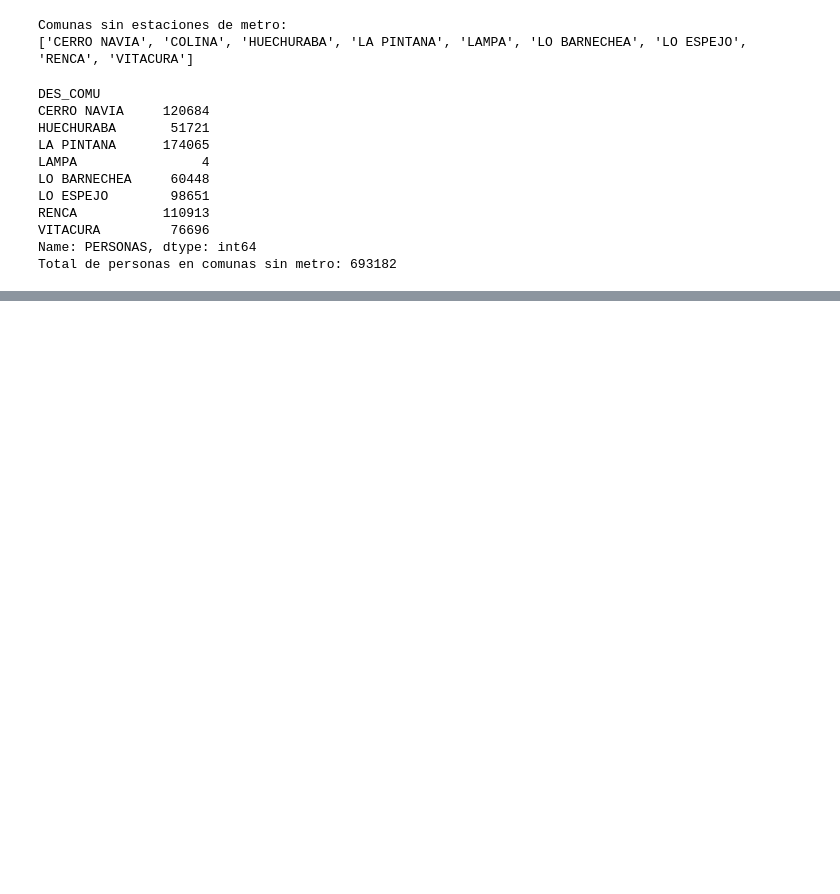
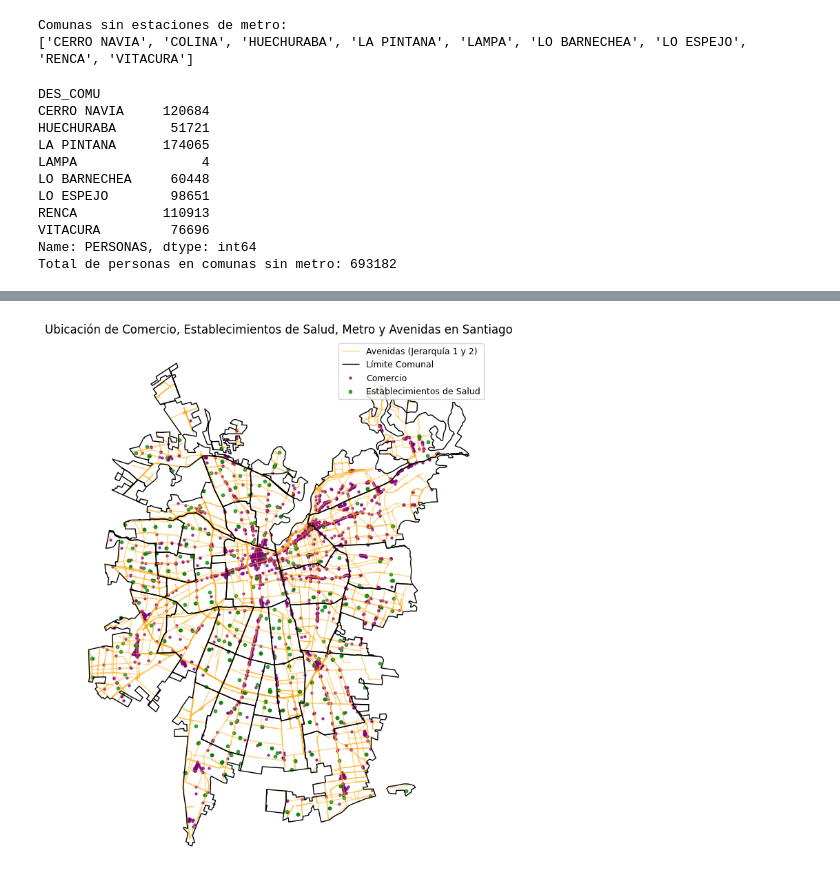
Before and after one commit to fchiapped/Proyecto-Geoespaciales, a Jupyter notebook: Proyecto.ipynb, the cells around one changed output, grey strips where cells are left out. Saved outputs shown, nothing was run; the diff lists cells and outputs as text; code cells hidden in the pictures; blank space fills up the shorter version.

```diff
--- a/Proyecto.ipynb
+++ b/Proyecto.ipynb
@@ -151,0 +334,26 @@ Total de personas en comunas sin metro: 693182
+# %%
+fig, ax = plt.subplots(figsize=(10, 10))
+
+# 1. Avenidas (Ejes jerarquía 1 y 2) al fondo
+Ejes_jerarquia.plot(ax=ax, color='orange', linewidth=1, alpha=0.5, label='Avenidas (Jerarquía 1 y 2)')
+
+# 3. Límite comunal
+Limite_Comunal.boundary.plot(ax=ax, color='black', linewidth=1, label='Límite Comunal')
+
+# 4. Comercio
+Comercio.plot(ax=ax, color='purple', markersize=5, alpha=0.7, label='Comercio')
+
+# 5. Establecimientos de Salud
+EstablecimientosSalud.plot(ax=ax, color='green', markersize=10, alpha=0.7, label='Establecimientos de Salud')
+
+ax.set_title('Ubicación de Comercio, Establecimientos de Salud, Metro y Avenidas en Santiago')
+ax.axis('off')
+
+# Leyenda personalizada para evitar duplicados
+handles, labels = ax.get_legend_handles_labels()
+unique = dict(zip(labels, handles))
+ax.legend(unique.values(), unique.keys(), fontsize=9)
+
+plt.show()
+# %% [output]
+[figure, added]
```
Also changed, not shown: parts of 9 cells of this notebook.
